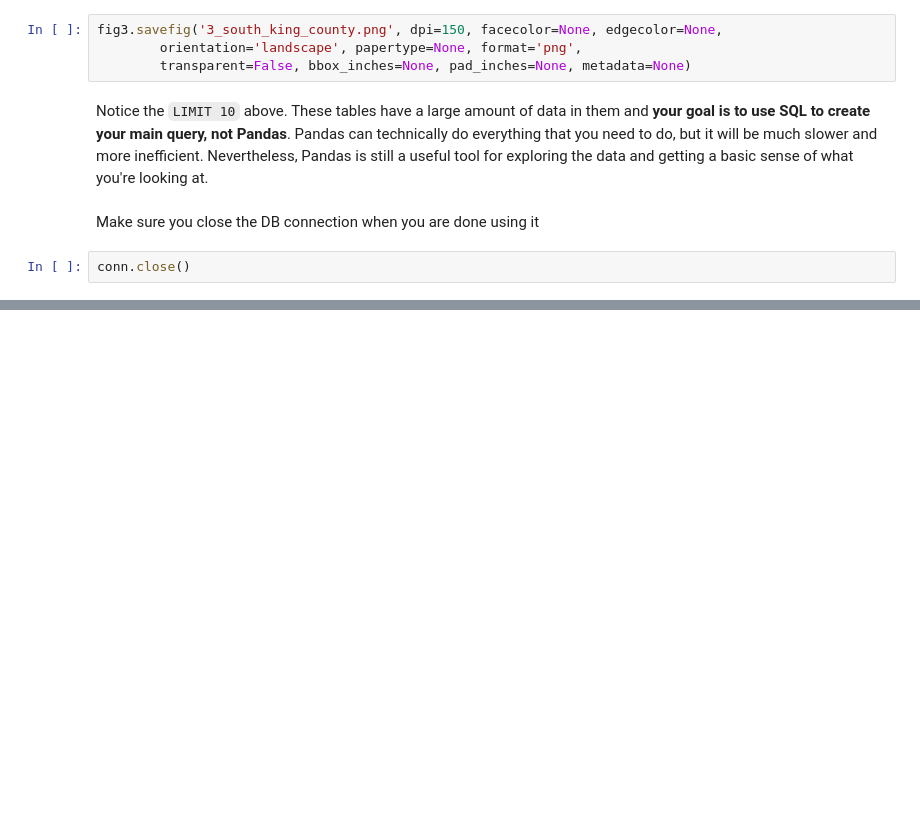
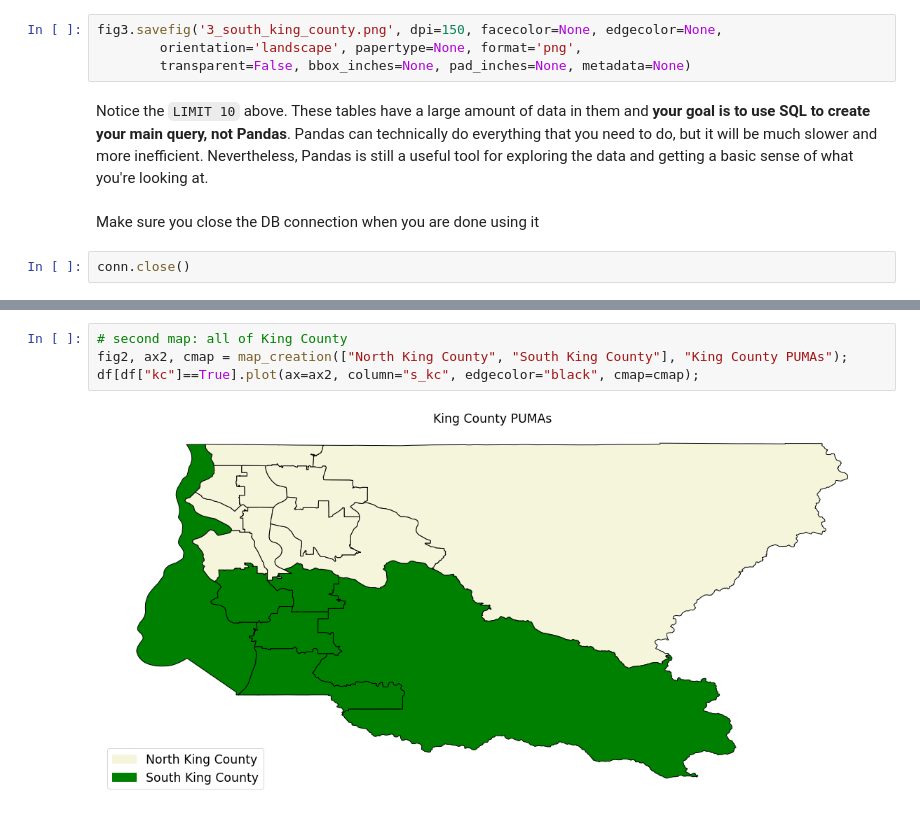
Before and after one commit to hmdev649/dsc-mod-1-project-seattle-ds, a Jupyter notebook: notebooks/exploratory/cavinsNOTEBOOK.ipynb, the cells around one changed output, grey strips where cells are left out. Saved outputs shown, nothing was run; the diff lists cells and outputs as text; blank space fills up the shorter version.

```diff
--- a/notebooks/exploratory/cavinsNOTEBOOK.ipynb
+++ b/notebooks/exploratory/cavinsNOTEBOOK.ipynb
@@ -159,0 +169,6 @@ conn.close()
+# %%
+# second map: all of King County
+fig2, ax2, cmap = map_creation(["North King County", "South King County"], "King County PUMAs");
+df[df["kc"]==True].plot(ax=ax2, column="s_kc", edgecolor="black", cmap=cmap);
+# %% [output]
+[figure, added]
```
Also changed, not shown: parts of 5 cells of this notebook, 8 other files.
